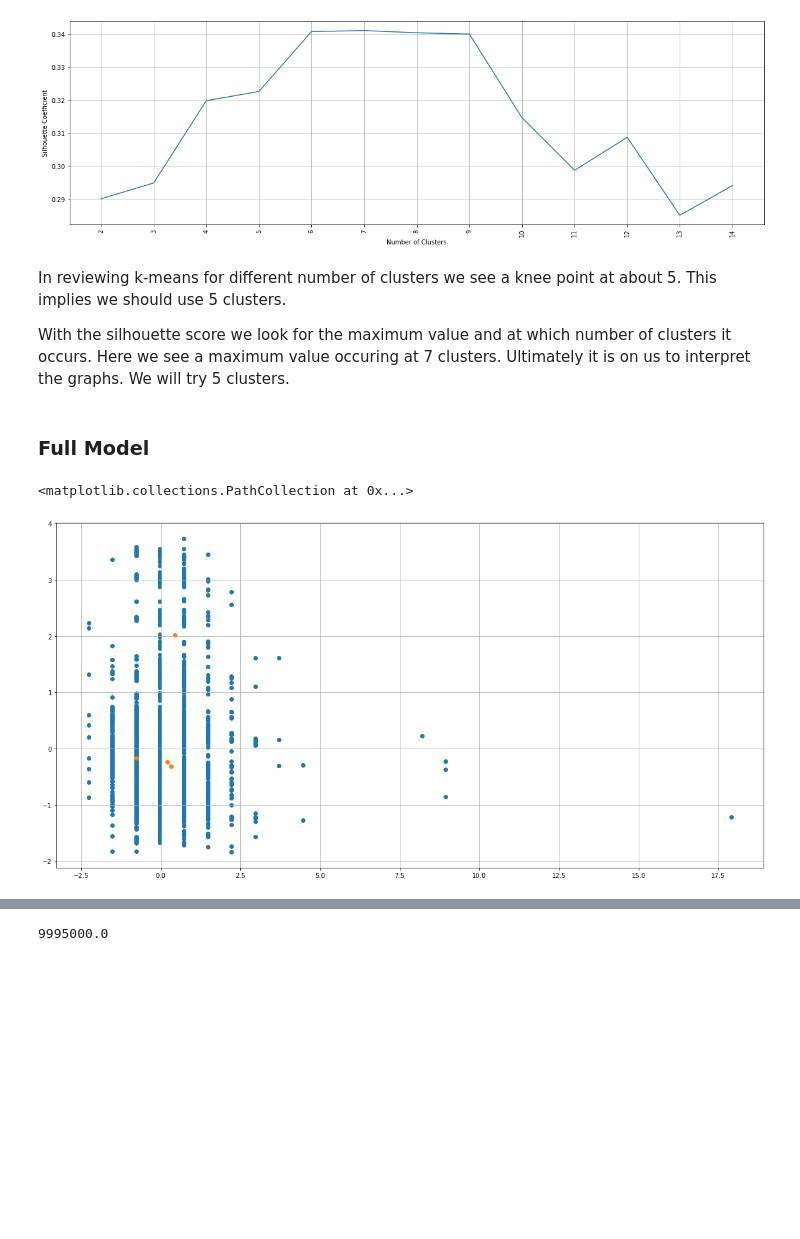
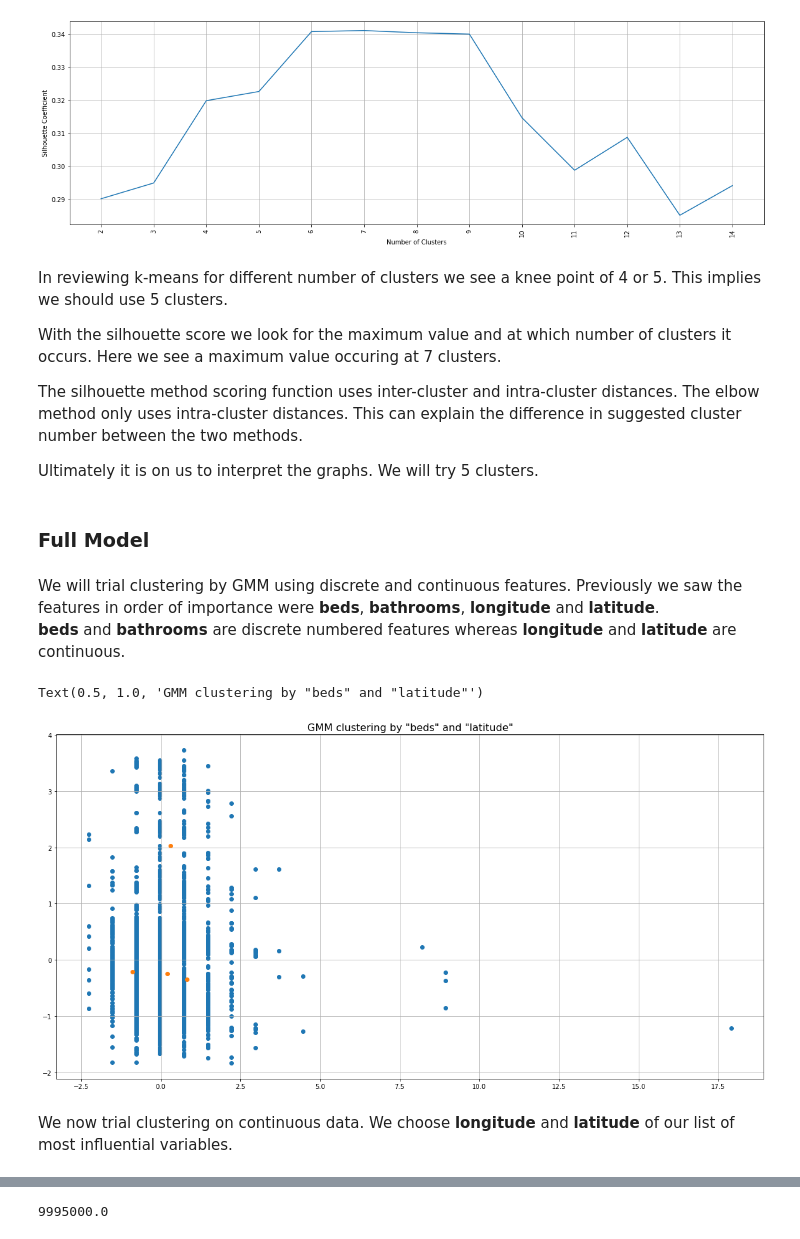
Before and after one commit to zhares999/ET5003_SEM1_2021-2, a Jupyter notebook: Week-3/ET5003_Etivity2_XiaomingZhang_20158327.ipynb, the cells around one changed output, grey strips where cells are left out. Cells and saved outputs as stored; diff of their text form; code cells hidden in the pictures; blank space fills up the shorter version.

Commit message:
Updated descriptions, trialed continuous along with discrete features for GMM and proceeded with continuous. Removed some outliers which closed gap on silhouette & elbow method k count estimations

```diff
--- a/Week-3/ET5003_Etivity2_XiaomingZhang_20158327.ipynb
+++ b/Week-3/ET5003_Etivity2_XiaomingZhang_20158327.ipynb
@@ -616,28 +622,40 @@ plt.show()
 # %% [output]
 [figure]
 # %% [markdown]
-In reviewing k-means for different number of clusters we see a knee point at about 5. This implies we should use 5 clusters.
+In reviewing k-means for different number of clusters we see a knee point of 4 or 5. This implies we should use 5 clusters.
 
-With the silhouette score we look for the maximum value and at which number of clusters it occurs. Here we see a maximum value occuring at 7 clusters. Ultimately it is on us to interpret the graphs. We will try 5 clusters.
+With the silhouette score we look for the maximum value and at which number of clusters it occurs. Here we see a maximum value occuring at 7 clusters.
+
+The silhouette method scoring function uses inter-cluster and intra-cluster distances. The elbow method only uses intra-cluster distances. This can explain the difference in suggested cluster number between the two methods.
+
+Ultimately it is on us to interpret the graphs. We will try 5 clusters.
 # %% [markdown]
 ### Full Model
+# %% [markdown]
+We will trial clustering by GMM using discrete and continuous features. Previously we saw the features in order of importance were **beds**, **bathrooms**, **longitude** and **latitude**.
+**beds** and **bathrooms** are discrete numbered features whereas **longitude** and **latitude** are continuous.
 # %%
 # training gaussian mixture model
 from sklearn.mixture import GaussianMixture
 
 gmm = GaussianMixture(n_components=4)
-# clustering by features 1, 2
+
+# featest = ['beds', 'latitude', 'longitude', 'surface']
+# clustering by features beds, latitude
 ind=[0,1]
 X_ind = np.vstack([Xn_train[:,ind],Xn_test[:,ind]])
 
 # Gaussian Mixture
 gmm.fit(X_ind)
 plt.grid()
 # plot blue dots
 plt.scatter(X_ind[:,0],X_ind[:,1])
 
 # centroids:  orange dots
 plt.scatter(gmm.means_[:,0],gmm.means_[:,1])
+plt.title('GMM clustering by "beds" and "latitude"', fontsize=16)
 # %% [output]
-<matplotlib.collections.PathCollection at 0x...>
+Text(0.5, 1.0, 'GMM clustering by "beds" and "latitude"')
-[figure, old version]
+[figure, new version]
+# %% [markdown]
+We now trial clustering on continuous data. We choose **longitude** and **latitude** of our list of most influential variables.
```
Also changed, not shown: parts of 23 cells of this notebook.
